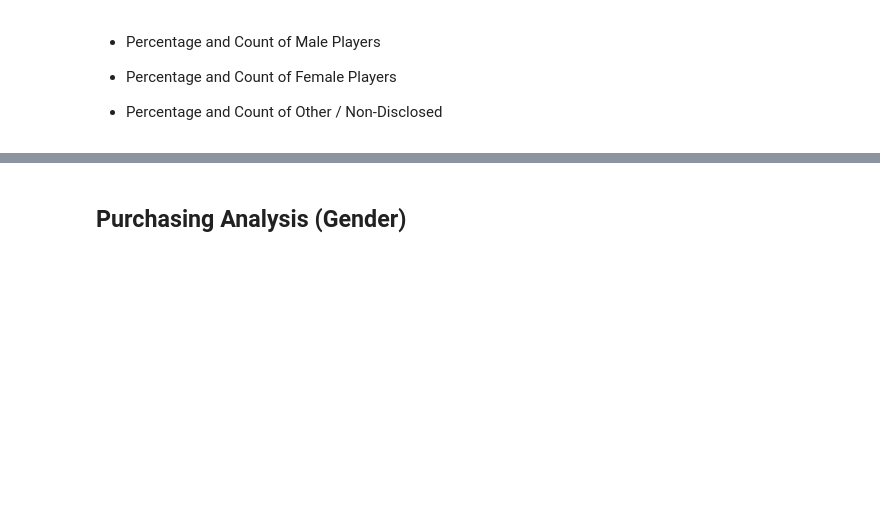
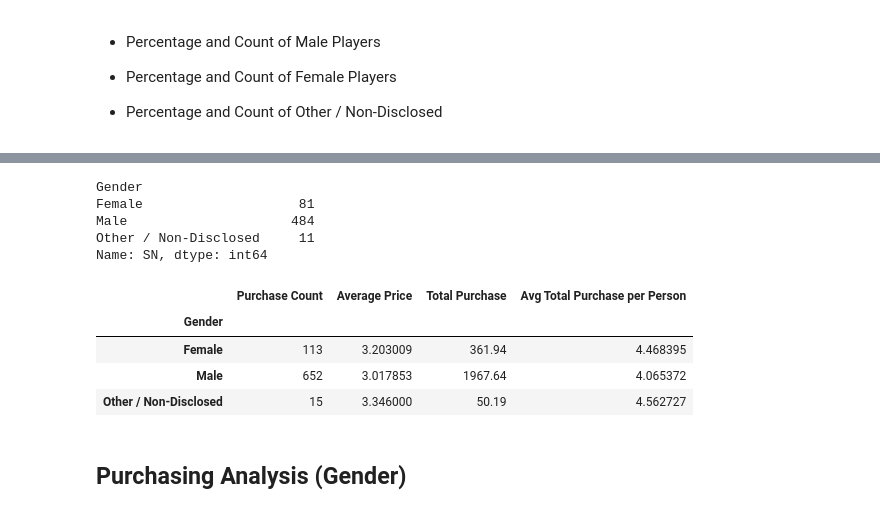
Before and after one commit to Sjenn257/pandas-challenge, a Jupyter notebook: HeroesOfPymoli/HeroesOfPymoli_starter.ipynb, the cells around one changed output, grey strips where cells are left out. Drawn from its saved outputs; the diff is of its cells as text; code cells hidden in the pictures; blank space fills up the shorter version.

```diff
--- a/HeroesOfPymoli/HeroesOfPymoli_starter.ipynb
+++ b/HeroesOfPymoli/HeroesOfPymoli_starter.ipynb
@@ -74,3 +68,33 @@ summary_df
+# %%
+gender_count=purchase_data_df.groupby('Gender')['SN'].nunique()
+#gender_count=purchase_data_df.groupby('Gender')['SN'].nunique()/unique_players
+gender_count
+#print (df.groupby('param')['group'].nunique())
+#grouped_gender_df = demographics_df.groupby(['Gender'])
+#grouped_gender_df.count()
+#grouped_gender_df["SN"].unique()
+#grouped_gender_df
+# %% [output]
+Gender
+Female                    81
+Male                     484
+Other / Non-Disclosed     11
+Name: SN, dtype: int64
+# %%
+purchase_count=purchase_data_df.groupby('Gender')['Purchase ID'].count()
+average_price=purchase_data_df.groupby('Gender')['Price'].mean()
+total_purchase=purchase_data_df.groupby('Gender')['Price'].sum()
+averagepp=total_purchase/gender_count
+averagepp
+gender_analysis = pd.DataFrame({"Purchase Count":purchase_count,"Average Price":average_price,
+                                "Total Purchase":total_purchase,"Avg Total Purchase per Person": averagepp})
+gender_analysis
+# %% [output]
+|  | Purchase Count | Average Price | Total Purchase | Avg Total Purchase per Person |
+| Gender |  |  |  |  |
+| Female | 113 | 3.203009 | 361.94 | 4.468395 |
+| Male | 652 | 3.017853 | 1967.64 | 4.065372 |
+| Other / Non-Disclosed | 15 | 3.346000 | 50.19 | 4.562727 |
 # %% [markdown]
 
 ## Purchasing Analysis (Gender)
```
Also changed, not shown: parts of 3 cells of this notebook.
